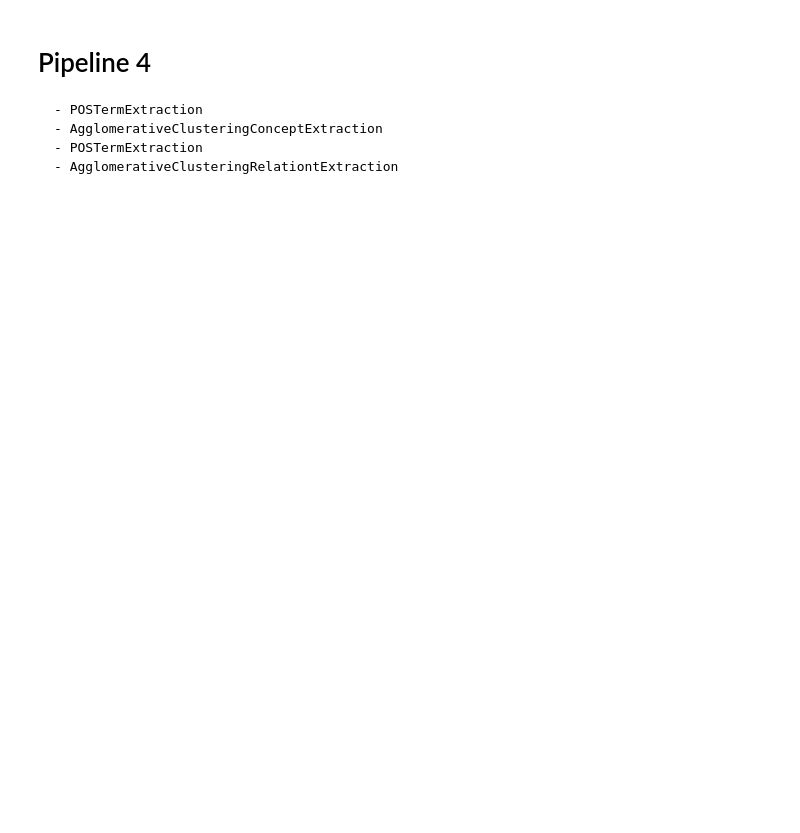
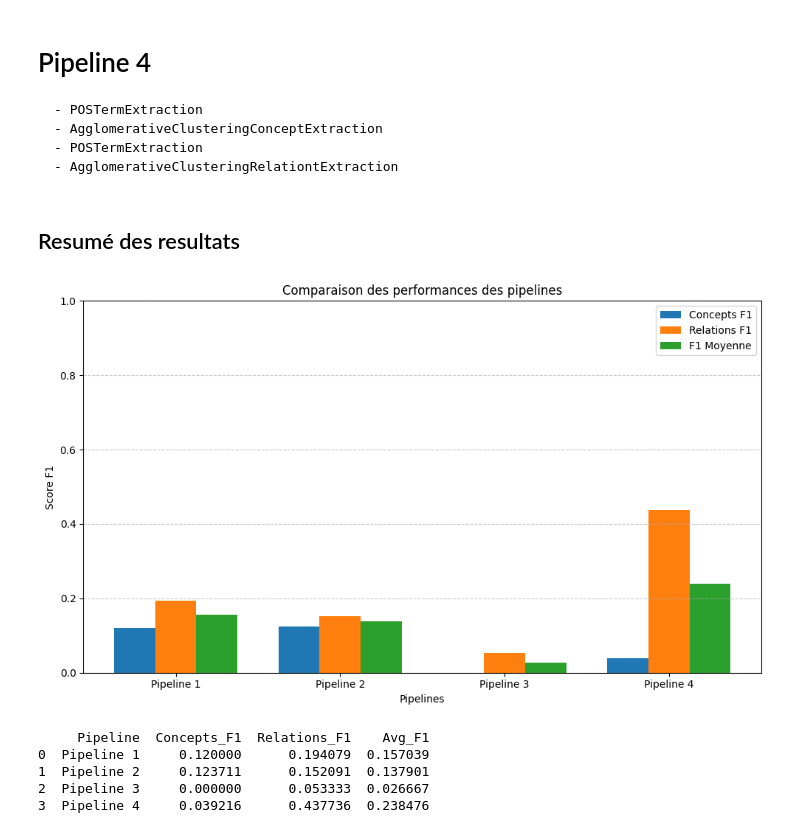
Before and after one commit to ba-talibe/olaf, a Jupyter notebook: demonstrators/metal_pipeline_optimisation.ipynb, the cells around one changed output. Drawn from its saved outputs; the diff is of its cells as text; code cells hidden in the pictures; blank space fills up the shorter version.

```diff
--- a/demonstrators/metal_pipeline_optimisation.ipynb
+++ b/demonstrators/metal_pipeline_optimisation.ipynb
@@ -465,13 +367,13 @@ ct_concept_components = [
         cts_post_processing_functions=[concept_post_processing]
     )
     for max_term_token_length in range(1, 2)
-    for candidate_term_threshold in [ 0.3, 0.4, 0.5, 0.6]
+    for candidate_term_threshold in [ 0.3, 0.5, 0.7]
 ]
 
 ct_to_concept_components = [
     AgglomerativeClusteringConceptExtraction(
         distance_threshold=distance_threshold,
-    ) for distance_threshold in [0.3, 0.4, 0.5, 0.6, 0.7, 0.8]
+    ) for distance_threshold in [0.3,  0.5,  0.7]
 ]
 
 ct_relation_components = [
@@ -481,13 +383,13 @@ ct_relation_components = [
         cts_post_processing_functions=[relation_post_processing]
     )
     for max_term_token_length in range(1, 2)
-    for candidate_term_threshold in [0.1, 0.2, 0.3, 0.4]
+    for candidate_term_threshold in [ 0.3, 0.5, 0.7]
 ]
 
 ct_to_relation_components = [
     AgglomerativeClusteringRelationExtraction(
         distance_threshold=distance_threshold,
-    ) for distance_threshold in [0.3, 0.4, 0.5, 0.68]
+    ) for distance_threshold in [0.3,  0.5, 0.7]
 ]
 
 
@@ -574,0 +579,61 @@ pipeline_serialier.export_graph("../data/metal/metal_default_onto_3.owl")
+# %% [markdown]
+## Resumé des resultats
+# %%
+
+# Supposons que tu as ces 4 dictionnaires :
+results = {
+    "Pipeline 1": best_report_1,
+    "Pipeline 2": best_report_2,
+    "Pipeline 3": best_report_3,
+    "Pipeline 4": best_report_4,
+}
+
+# Extraction des données pour chaque pipeline
+pipelines = list(results.keys())
+concept_f1 = [results[p]["concepts"]["f1"] for p in pipelines]
+relation_f1 = [results[p]["relations"]["f1"] for p in pipelines]
+avg_f1 = [results[p]["avg_f1"] for p in pipelines]
+
+# Largeur des barres
+bar_width = 0.25
+x = range(len(pipelines))
+
+# Création du plot
+plt.figure(figsize=(10, 6))
+plt.bar([i - bar_width for i in x], concept_f1, width=bar_width, label="Concepts F1")
+plt.bar(x, relation_f1, width=bar_width, label="Relations F1")
+plt.bar([i + bar_width for i in x], avg_f1, width=bar_width, label="F1 Moyenne")
+
+# Étiquettes et légende
+plt.xlabel("Pipelines")
+plt.ylabel("Score F1")
+plt.title("Comparaison des performances des pipelines")
+plt.xticks(ticks=x, labels=pipelines)
+plt.ylim(0, 1)
+plt.legend()
+plt.grid(axis='y', linestyle='--', alpha=0.7)
+
+plt.tight_layout()
+plt.show()
+# %% [output]
+[figure, added]
+# %%
+data = []
+for name, result in results.items():
+    data.append({
+        "Pipeline": name,
+        "Concepts_F1": result["concepts"]["f1"],
+        "Relations_F1": result["relations"]["f1"],
+        "Avg_F1": result["avg_f1"]
+    })
+
+df_results = pd.DataFrame(data)
+
+# Affichage
+print(df_results)
+# %% [output]
+     Pipeline  Concepts_F1  Relations_F1    Avg_F1
+0  Pipeline 1     0.120000      0.194079  0.157039
+1  Pipeline 2     0.123711      0.152091  0.137901
+2  Pipeline 3     0.000000      0.053333  0.026667
+3  Pipeline 4     0.039216      0.437736  0.238476
```
Also changed, not shown: parts of 9 cells of this notebook, 1 other file.
